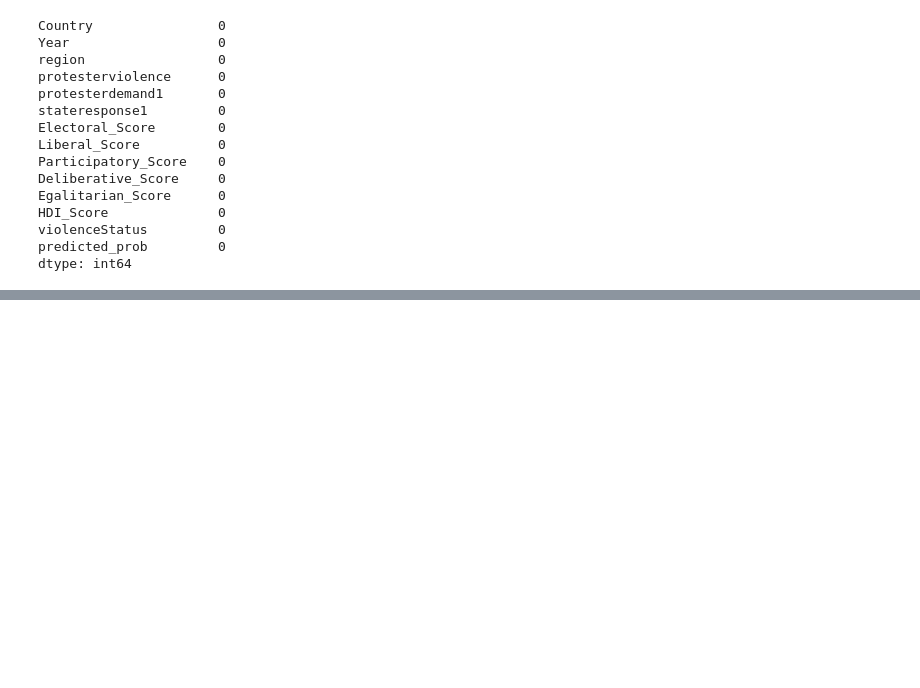
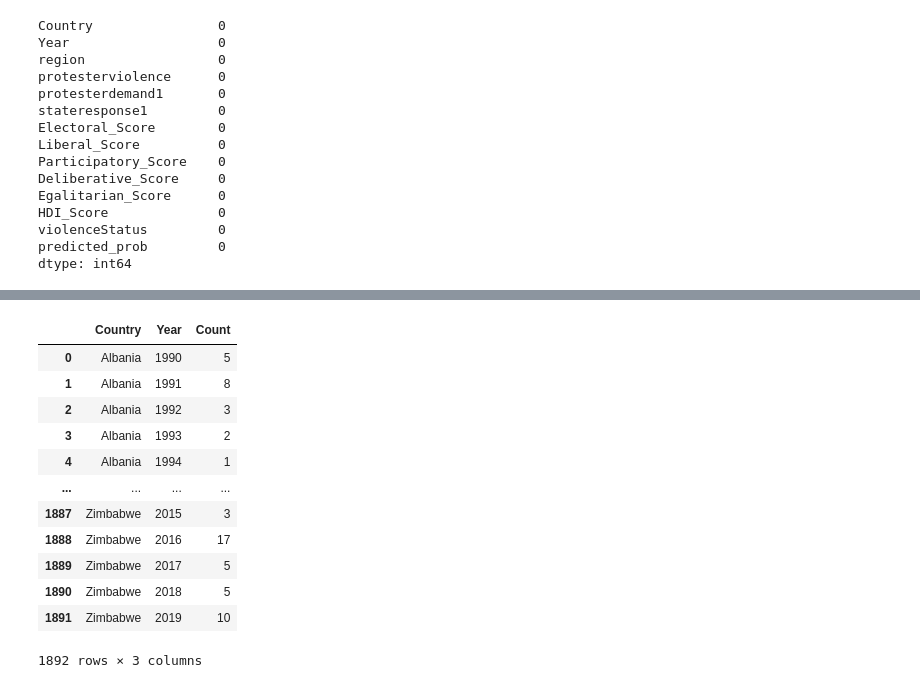
Before and after one commit to crissyro/kaggle_projects, a Jupyter notebook: notebooks/global_protests.ipynb, the cells around one changed output, grey strips where cells are left out. Cells and saved outputs as stored; diff of their text form; code cells hidden in the pictures; blank space fills up the shorter version.

```diff
--- a/notebooks/global_protests.ipynb
+++ b/notebooks/global_protests.ipynb
@@ -214,0 +246,17 @@ dtype: int64
+# %%
+gr = df.groupby(['Country', 'Year'])['Country'].size().reset_index(name='Count')
+gr
+# %% [output]
+|  | Country | Year | Count |
+| 0 | Albania | 1990 | 5 |
+| 1 | Albania | 1991 | 8 |
+| 2 | Albania | 1992 | 3 |
+| 3 | Albania | 1993 | 2 |
+| 4 | Albania | 1994 | 1 |
+| ... | ... | ... | ... |
+| 1887 | Zimbabwe | 2015 | 3 |
+| 1888 | Zimbabwe | 2016 | 17 |
+| 1889 | Zimbabwe | 2017 | 5 |
+| 1890 | Zimbabwe | 2018 | 5 |
+| 1891 | Zimbabwe | 2019 | 10 |
+1892 rows × 3 columns
```
Also changed, not shown: parts of 7 cells of this notebook.
